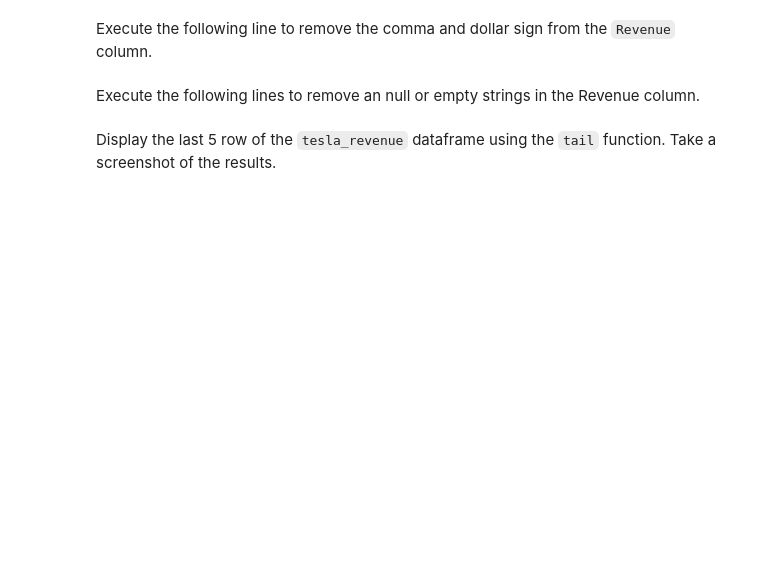
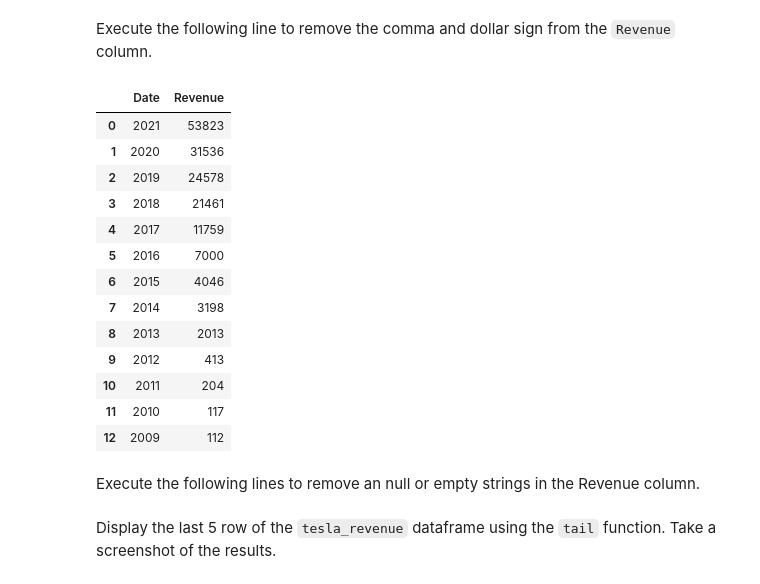
Before and after one commit to EIDSTER/coursera, a Jupyter notebook: Final Assignment.ipynb, the cells around one changed output. Drawn from its saved outputs; the diff is of its cells as text; code cells hidden in the pictures; blank space fills up the shorter version.

```diff
--- a/Final Assignment.ipynb
+++ b/Final Assignment.ipynb
@@ -93,7 +209,24 @@ If you want to use the read_html function the table is located at index 1
 # %% [markdown]
 Execute the following line to remove the comma and dollar sign from the `Revenue` column.
 # %%
-tesla_revenue["Revenue"] = tesla_revenue['Revenue'].str.replace(',|\$',"")
+tesla_revenue["Revenue"] = tesla_revenue['Revenue'].str.replace(',|\$',"", regex=True)
+
+tesla_revenue
+# %% [output]
+|  | Date | Revenue |
+| 0 | 2021 | 53823 |
+| 1 | 2020 | 31536 |
+| 2 | 2019 | 24578 |
+| 3 | 2018 | 21461 |
+| 4 | 2017 | 11759 |
+| 5 | 2016 | 7000 |
+| 6 | 2015 | 4046 |
+| 7 | 2014 | 3198 |
+| 8 | 2013 | 2013 |
+| 9 | 2012 | 413 |
+| 10 | 2011 | 204 |
+| 11 | 2010 | 117 |
+| 12 | 2009 | 112 |
 # %% [markdown]
 Execute the following lines to remove an null or empty strings in the Revenue column.
 # %%
```
Also changed, not shown: parts of 9 cells of this notebook.
